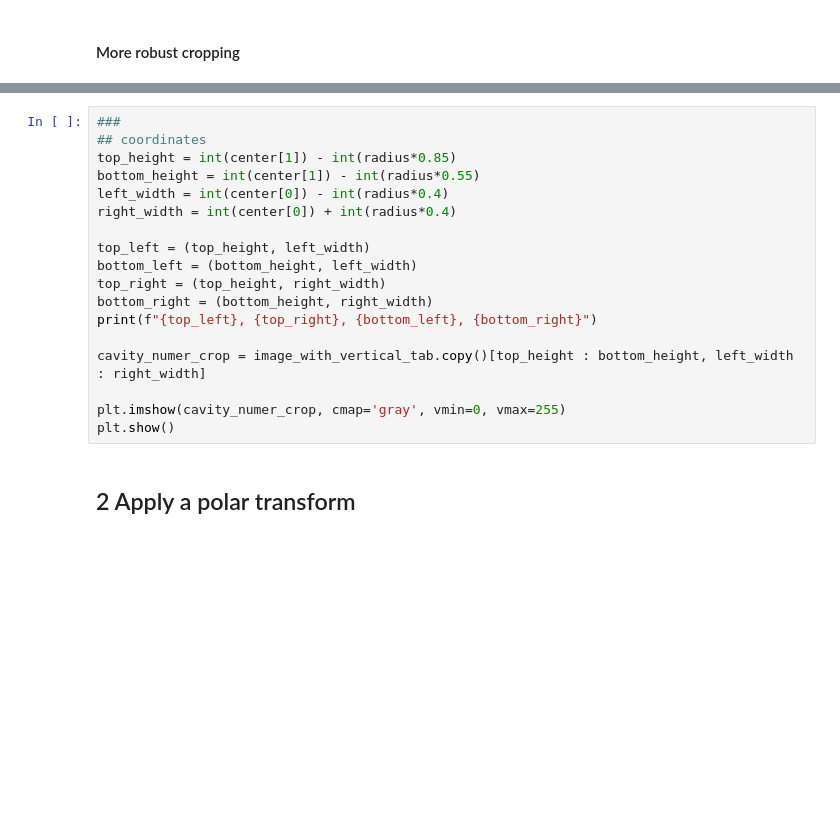
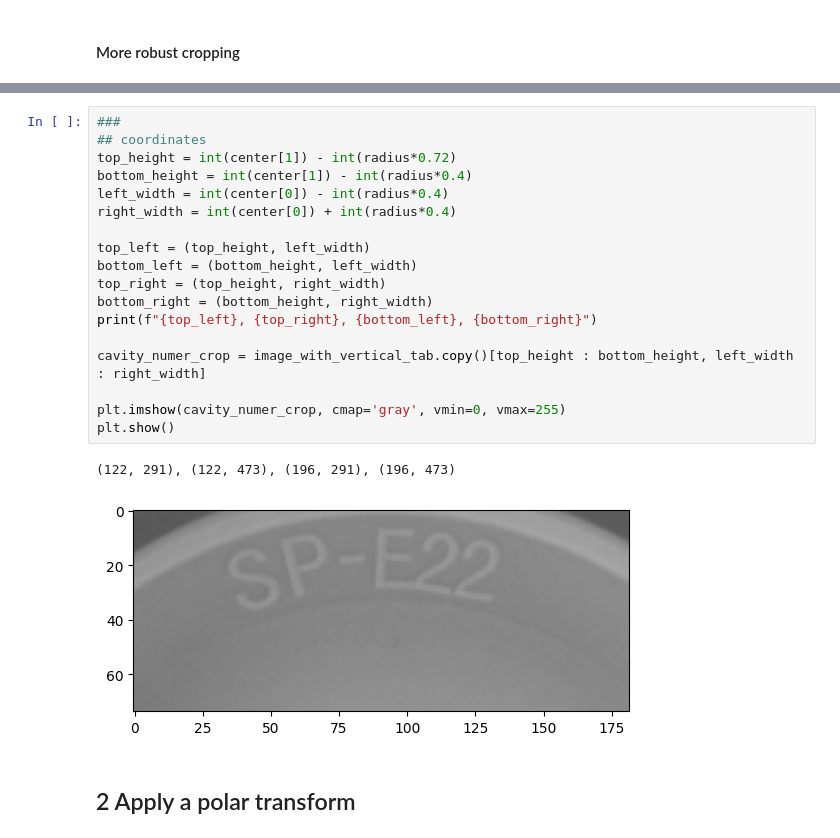
Before and after one commit to taglioIsCoding/CapInspection, a Jupyter notebook: single_cap.ipynb, the cells around one changed output, grey strips where cells are left out. Cells and saved outputs as stored; diff of their text form; blank space fills up the shorter version.

```diff
--- a/single_cap.ipynb
+++ b/single_cap.ipynb
@@ -236,21 +256,24 @@ plt.show()
 # %%
 ###
 ## coordinates
-top_height = int(center[1]) - int(radius*0.85)
-bottom_height = int(center[1]) - int(radius*0.55)
+top_height = int(center[1]) - int(radius*0.72)
+bottom_height = int(center[1]) - int(radius*0.4)
 left_width = int(center[0]) - int(radius*0.4)
 right_width = int(center[0]) + int(radius*0.4)
 
 top_left = (top_height, left_width)
 bottom_left = (bottom_height, left_width)
 top_right = (top_height, right_width)
 bottom_right = (bottom_height, right_width)
 print(f"{top_left}, {top_right}, {bottom_left}, {bottom_right}")
 
 cavity_numer_crop = image_with_vertical_tab.copy()[top_height : bottom_height, left_width : right_width]
 
 plt.imshow(cavity_numer_crop, cmap='gray', vmin=0, vmax=255)
 plt.show()
+# %% [output]
+(122, 291), (122, 473), (196, 291), (196, 473)
+[figure, added]
 # %% [markdown]
 ## 2 Apply a polar transform
 # %%
```
Also changed, not shown: parts of 23 cells of this notebook.
